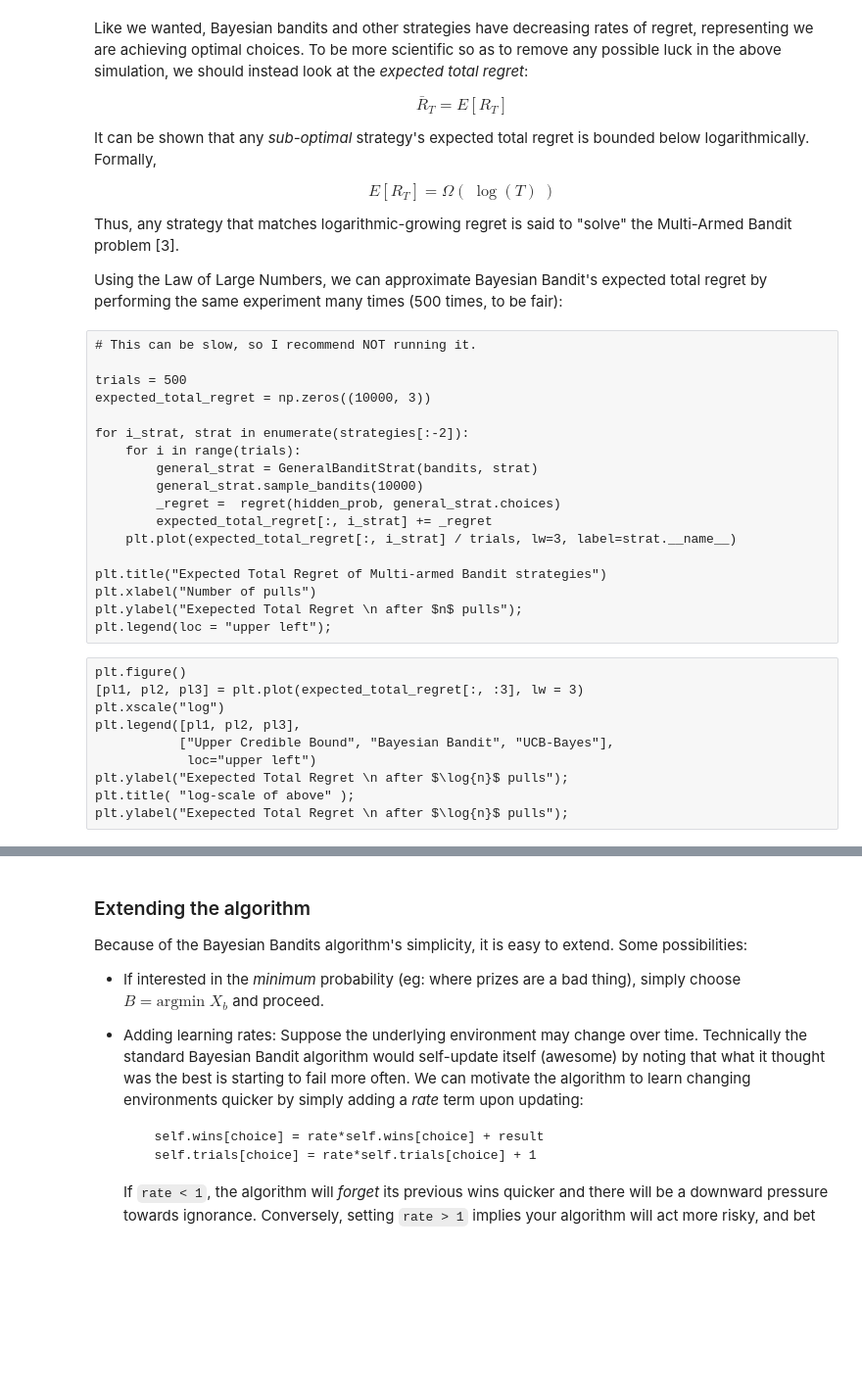
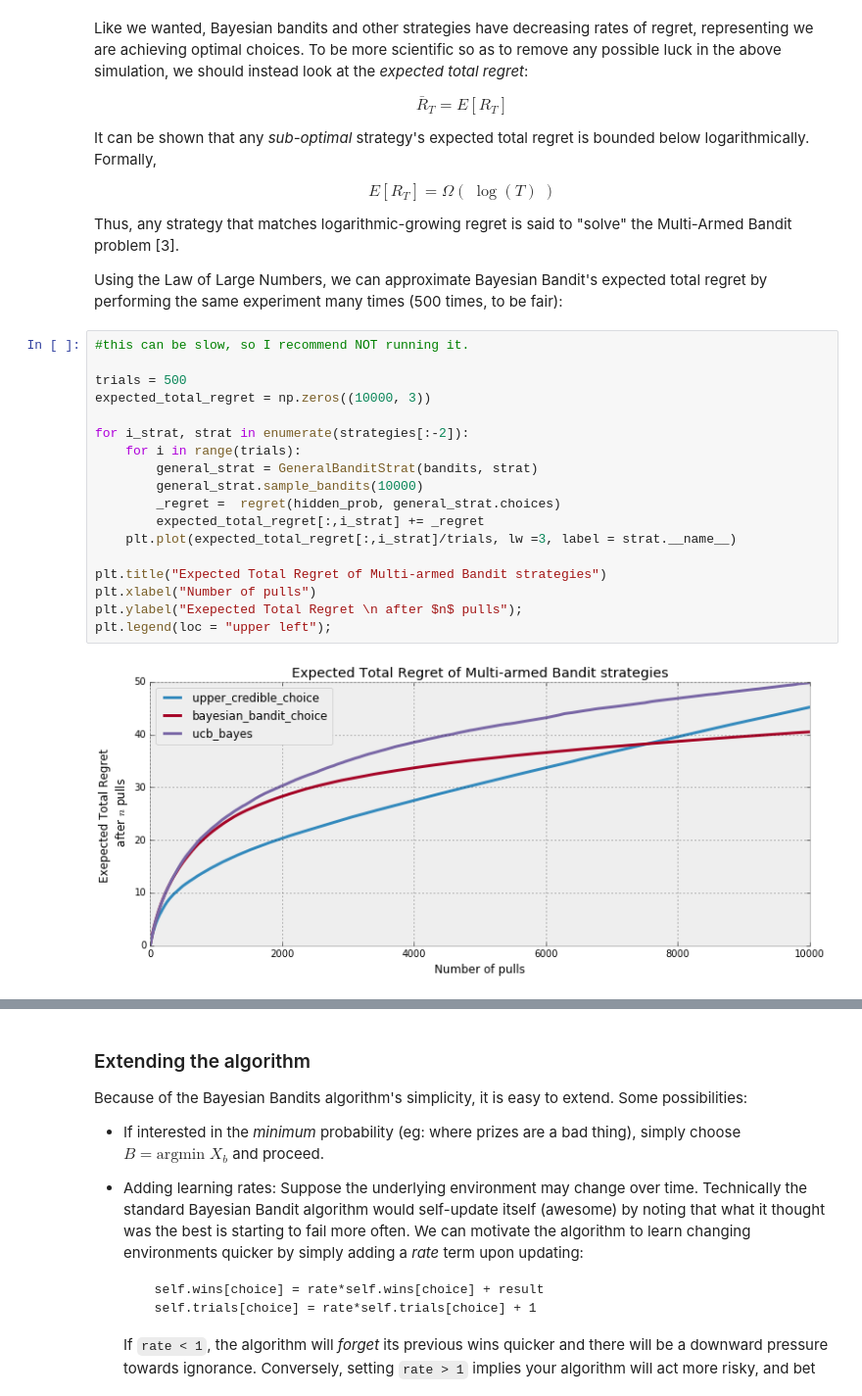
Before and after one commit to wikman/Probabilistic-Programming-and-Bayesian-Methods-for-Hackers, a Jupyter notebook: Chapter6_Priorities/Ch6_Priors_NumPyro.ipynb, the cells around one changed output, grey strips where cells are left out. Shown at 98% size. Cells and saved outputs as stored; diff of their text form; blank space fills up the shorter version.

```diff
--- a/Chapter6_Priorities/Ch6_Priors_NumPyro.ipynb
+++ b/Chapter6_Priorities/Ch6_Priors_NumPyro.ipynb
@@ -431,31 +431,23 @@ $$ E[R_T] = \Omega \left( \;\log(T)\; \right) $$
 Thus, any strategy that matches logarithmic-growing regret is said to "solve" the Multi-Armed Bandit problem [3].
 
 Using the Law of Large Numbers, we can approximate Bayesian Bandit's expected total regret by performing the same experiment many times (500 times, to be fair):
-# %% [raw]
-# This can be slow, so I recommend NOT running it.
-
-trials = 500
-expected_total_regret = np.zeros((10000, 3))
-
-for i_strat, strat in enumerate(strategies[:-2]):
-    for i in range(trials):
-        general_strat = GeneralBanditStrat(bandits, strat)
-        general_strat.sample_bandits(10000)
-        _regret =  regret(hidden_prob, general_strat.choices)
-        expected_total_regret[:, i_strat] += _regret
-    plt.plot(expected_total_regret[:, i_strat] / trials, lw=3, label=strat.__name__)
-
-plt.title("Expected Total Regret of Multi-armed Bandit strategies")
-plt.xlabel("Number of pulls")
-plt.ylabel("Exepected Total Regret \n after $n$ pulls");
-plt.legend(loc = "upper left");
-# %% [raw]
-plt.figure()
-[pl1, pl2, pl3] = plt.plot(expected_total_regret[:, :3], lw = 3)
-plt.xscale("log")
-plt.legend([pl1, pl2, pl3],
-           ["Upper Credible Bound", "Bayesian Bandit", "UCB-Bayes"],
-            loc="upper left")
-plt.ylabel("Exepected Total Regret \n after $\log{n}$ pulls");
-plt.title( "log-scale of above" );
-plt.ylabel("Exepected Total Regret \n after $\log{n}$ pulls");
+# %%
+#this can be slow, so I recommend NOT running it.
+
+trials = 500
+expected_total_regret = np.zeros((10000, 3))
+
+for i_strat, strat in enumerate(strategies[:-2]):
+    for i in range(trials):
+        general_strat = GeneralBanditStrat(bandits, strat)
+        general_strat.sample_bandits(10000)
+        _regret =  regret(hidden_prob, general_strat.choices)
+        expected_total_regret[:,i_strat] += _regret
+    plt.plot(expected_total_regret[:,i_strat]/trials, lw =3, label = strat.__name__)
+
+plt.title("Expected Total Regret of Multi-armed Bandit strategies")
+plt.xlabel("Number of pulls")
+plt.ylabel("Exepected Total Regret \n after $n$ pulls");
+plt.legend(loc = "upper left");
+# %% [output]
+[figure, added]
```
Also changed, not shown: parts of 44 cells of this notebook, 2 other files.
